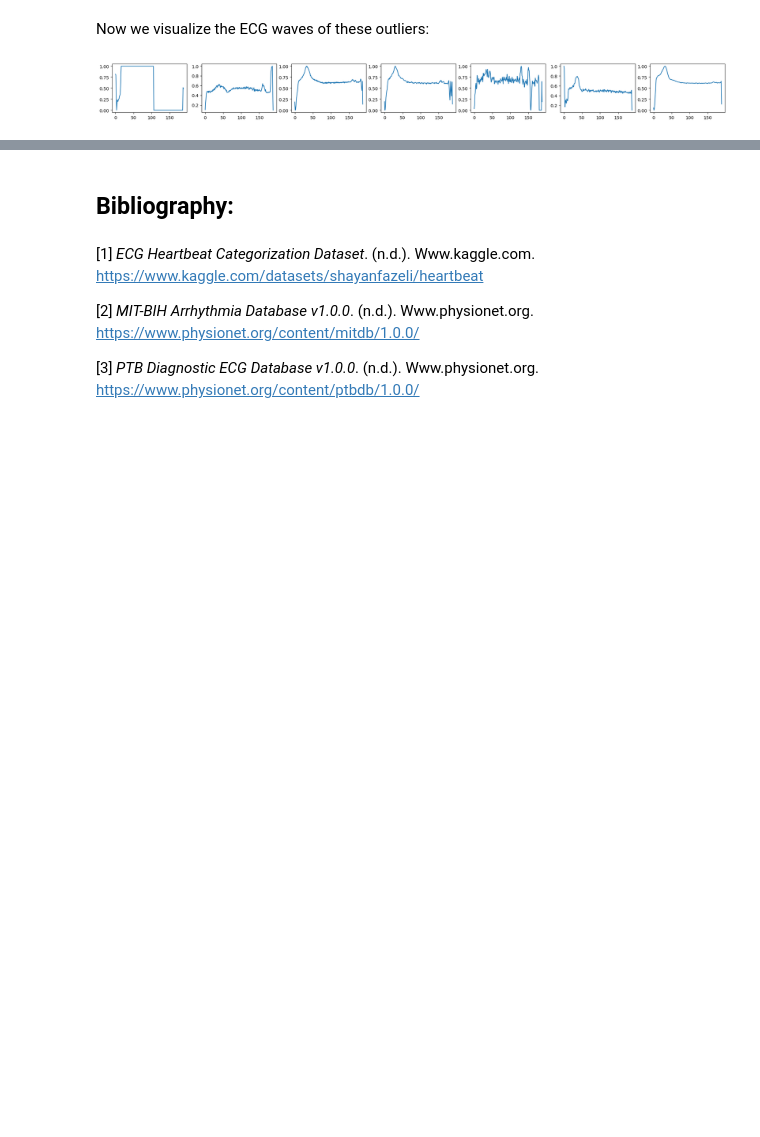
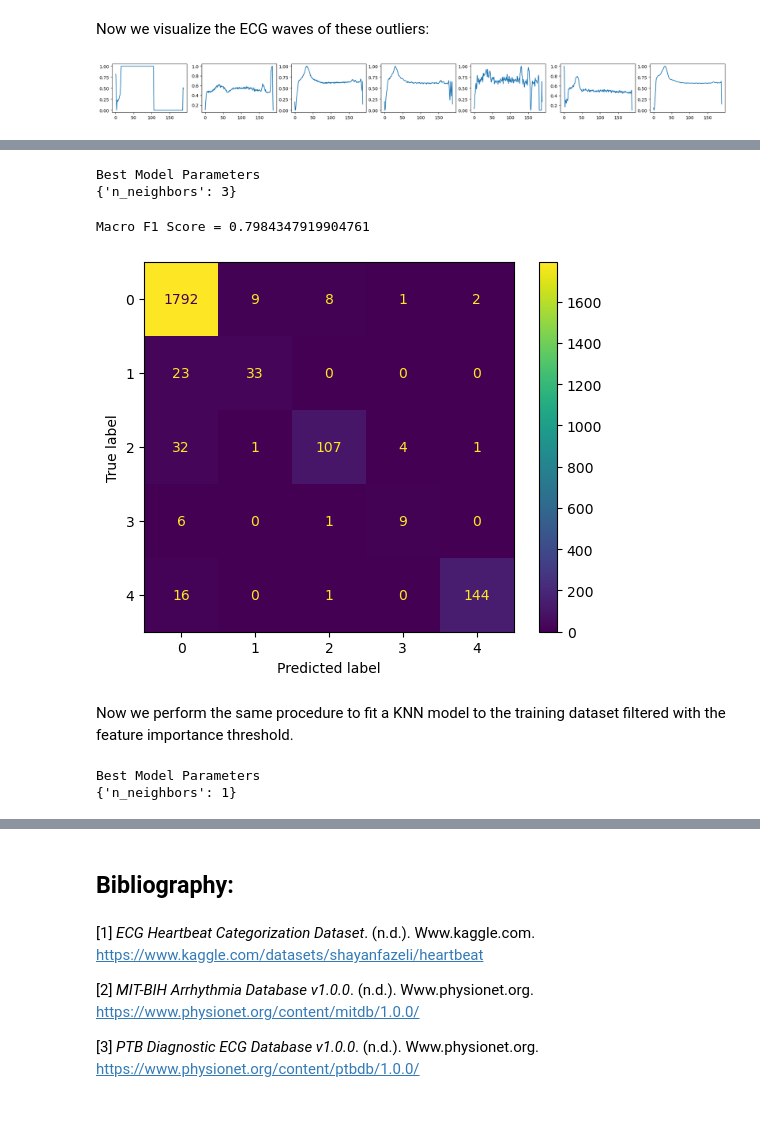
Before and after one commit to Chiuchiyin/DTSA5509-Final-Project, a Jupyter notebook: Heart Beat ECG Analysis and Classification.ipynb, the cells around one changed output, grey strips where cells are left out. Cells and saved outputs as stored; diff of their text form; code cells hidden in the pictures; blank space fills up the shorter version.

```diff
--- a/Heart Beat ECG Analysis and Classification.ipynb
+++ b/Heart Beat ECG Analysis and Classification.ipynb
@@ -321,0 +402,26 @@ df_train_sub = df_train_sub.drop([outlier_df.iloc[0].name], axis=0)
+# %%
+knn_parameters = dict(n_neighbors=[i for i in range(1, 10)])
+
+knn_full = train_model(KNeighborsClassifier(),
+                       X_train, y_train, "grid", "knn_full",
+                       param_grid=knn_parameters, scoring=scorer)
+
+model_summary_df = add_to_model_summary_df(None, knn_full, "knn_full", X_test, y_test)
+# %% [output]
+Best Model Parameters
+{'n_neighbors': 3}
+# %%
+make_confusion_matrix(knn_full, X_test, y_test)
+# %% [output]
+Macro F1 Score = 0.7984347919904761
+[figure, added]
+# %% [markdown]
+Now we perform the same procedure to fit a KNN model to the training dataset filtered with the feature importance threshold.
+# %%
+knn_filtered = train_model(KNeighborsClassifier(),
+                           X_train_filtered, y_train, "grid", "knn_filtered",
+                           param_grid=knn_parameters, scoring=scorer)
+model_summary_df = add_to_model_summary_df(model_summary_df, knn_filtered, "knn_filtered", X_test_filtered, y_test)
+# %% [output]
+Best Model Parameters
+{'n_neighbors': 1}
```
Also changed, not shown: parts of 45 cells of this notebook.
